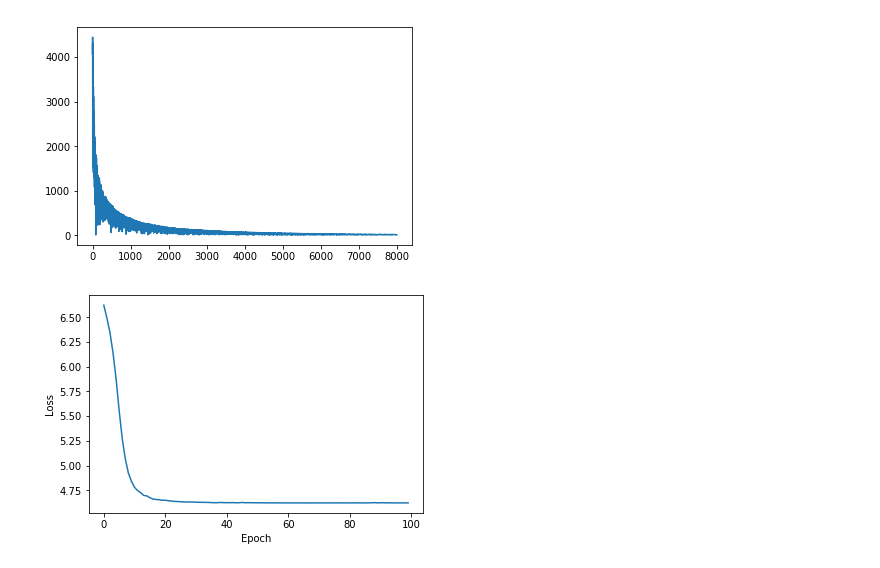
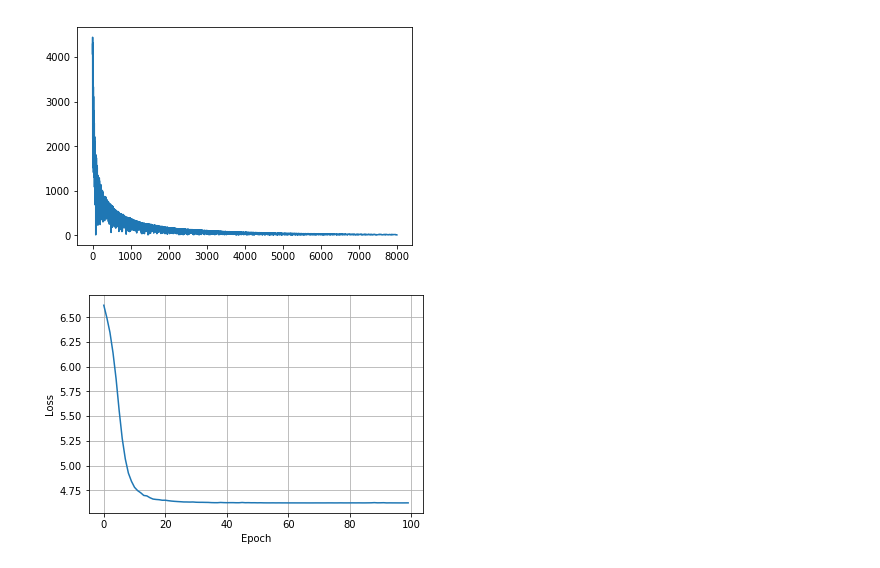
Before and after one commit to midNight-jam/CMPE295B_Recommendation_System_for_Scietific_Literature, a Jupyter notebook: neural_network_exp/visualization.ipynb, the cells around one changed output. Cells and saved outputs as stored; diff of their text form; code cells hidden in the pictures.

```diff
--- a/neural_network_exp/visualization.ipynb
+++ b/neural_network_exp/visualization.ipynb
@@ -85,10 +120,11 @@ MAX Word ID : 4441
 # %%
 import data
 import matplotlib.pylab as plt
 readings = data.get_cruve_readings('loss_plot__2018-04-09T02:48:29.095769.dat')
 plt.plot(readings)
 plt.xlabel('Epoch')
 plt.ylabel('Loss')
+plt.grid(True)
 plt.show()
 # %% [output]
-[figure, old version]
+[figure, new version]
```
Also changed, not shown: parts of 4 cells of this notebook, 2 other files.
